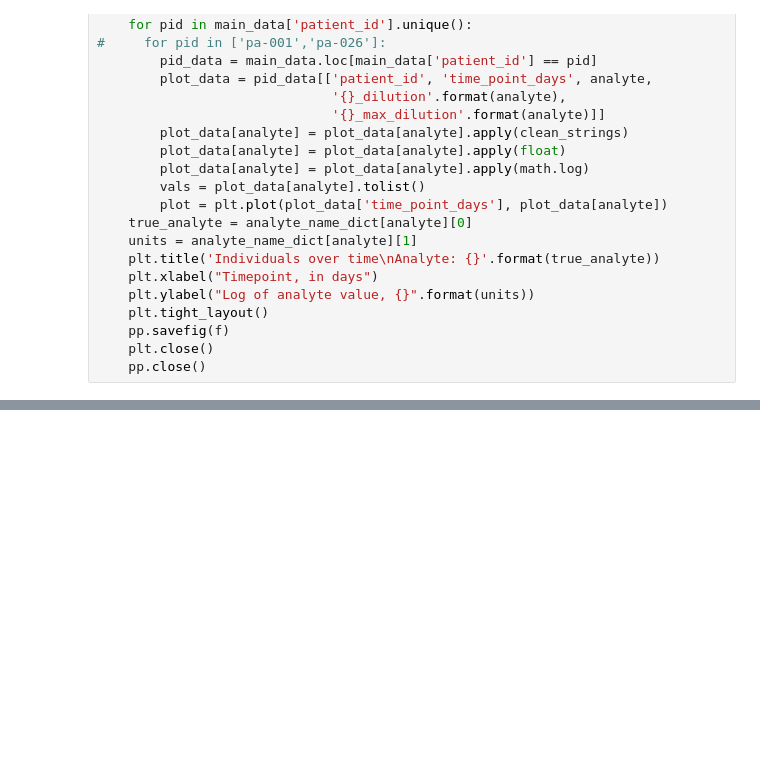
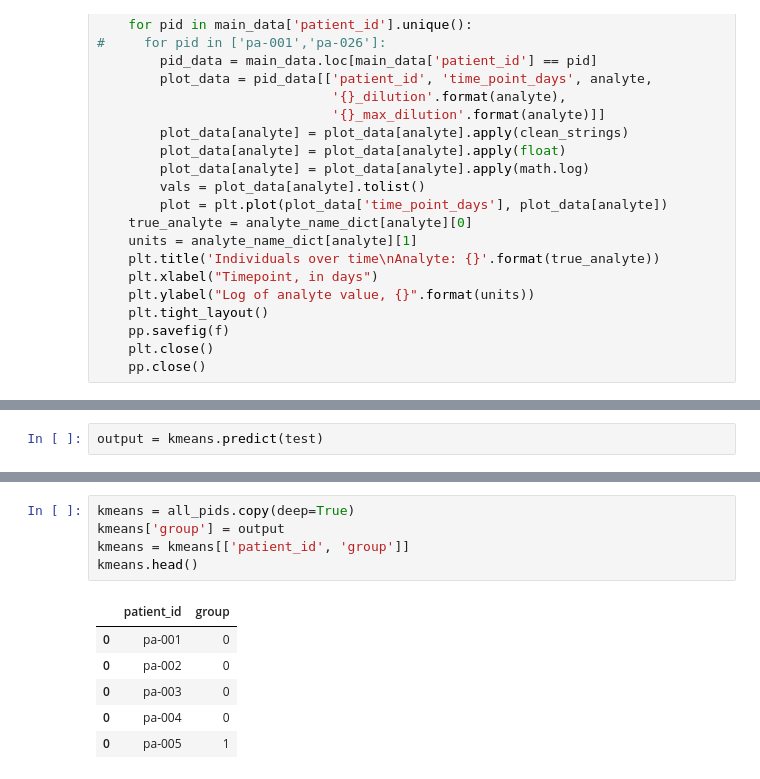
Before and after one commit to MACEPA/DIAMETER, a Jupyter notebook: data_processing/dilution_graphs.ipynb, the cells around one changed output, grey strips where cells are left out. Drawn from its saved outputs; the diff is of its cells as text; blank space fills up the shorter version.

```diff
--- a/data_processing/dilution_graphs.ipynb
+++ b/data_processing/dilution_graphs.ipynb
@@ -169,0 +258,2 @@ for analyte in analytes:
+# %%
+output = kmeans.predict(test)
@@ -169,0 +271,12 @@ for analyte in analytes:
+# %%
+kmeans = all_pids.copy(deep=True)
+kmeans['group'] = output
+kmeans = kmeans[['patient_id', 'group']]
+kmeans.head()
+# %% [output]
+|  | patient_id | group |
+| 0 | pa-001 | 0 |
+| 0 | pa-002 | 0 |
+| 0 | pa-003 | 0 |
+| 0 | pa-004 | 0 |
+| 0 | pa-005 | 1 |
```
Also changed, not shown: parts of 12 cells of this notebook, 2 other files.
